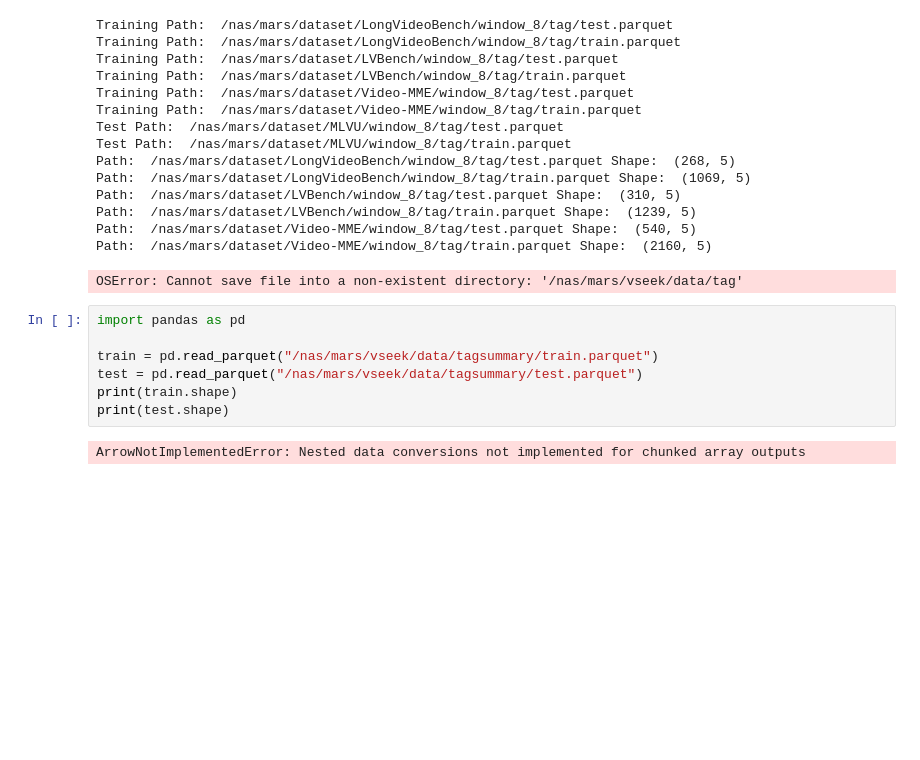
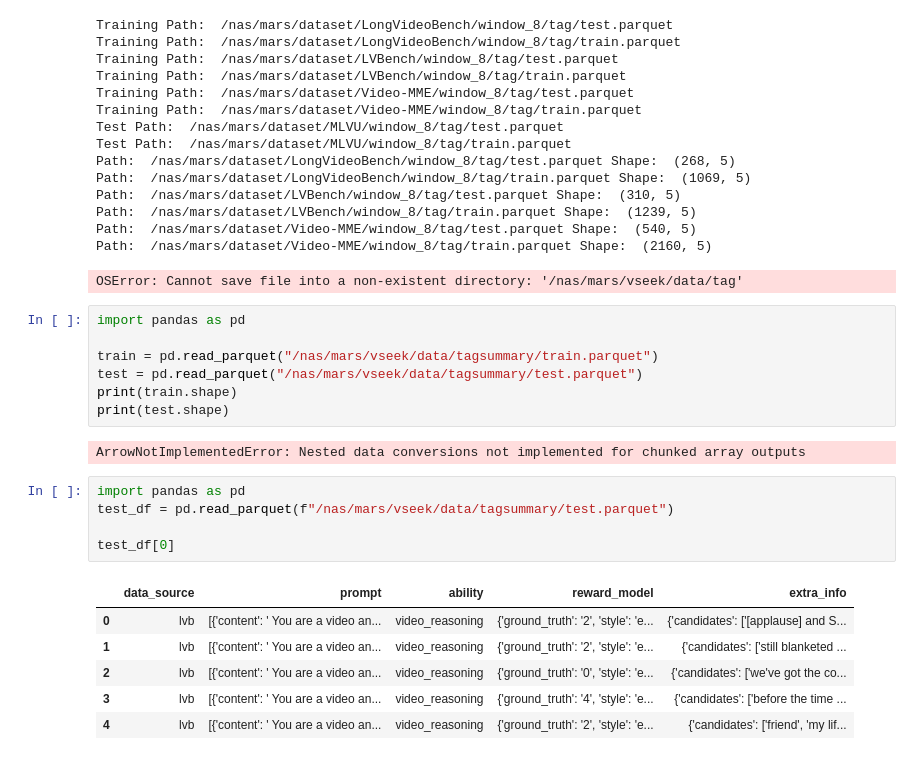
Before and after one commit to UTAustin-SwarmLab/VSeek, a Jupyter notebook: notebooks/data_ops/merge_parquet.ipynb, the cells around one changed output. Saved outputs shown, nothing was run; the diff lists cells and outputs as text; blank space fills up the shorter version.

```diff
--- a/notebooks/data_ops/merge_parquet.ipynb
+++ b/notebooks/data_ops/merge_parquet.ipynb
@@ -82,3 +82,15 @@ print(train.shape)
 print(test.shape)
 # %% [output]
 ArrowNotImplementedError: Nested data conversions not implemented for chunked array outputs
+# %%
+import pandas as pd
+test_df = pd.read_parquet(f"/nas/mars/vseek/data/tagsummary/test.parquet")
+
+test_df[0]
+# %% [output]
+|  | data_source | prompt | ability | reward_model | extra_info |
+| 0 | lvb | [{'content': ' You are a video an... | video_reasoning | {'ground_truth': '2', 'style': 'e... | {'candidates': ['[applause] and S... |
+| 1 | lvb | [{'content': ' You are a video an... | video_reasoning | {'ground_truth': '2', 'style': 'e... | {'candidates': ['still blanketed ... |
+| 2 | lvb | [{'content': ' You are a video an... | video_reasoning | {'ground_truth': '0', 'style': 'e... | {'candidates': ['we've got the co... |
+| 3 | lvb | [{'content': ' You are a video an... | video_reasoning | {'ground_truth': '4', 'style': 'e... | {'candidates': ['before the time ... |
+| 4 | lvb | [{'content': ' You are a video an... | video_reasoning | {'ground_truth': '2', 'style': 'e... | {'candidates': ['friend', 'my lif... |
```
Also changed, not shown: parts of 1 cell of this notebook, 2 other files.
